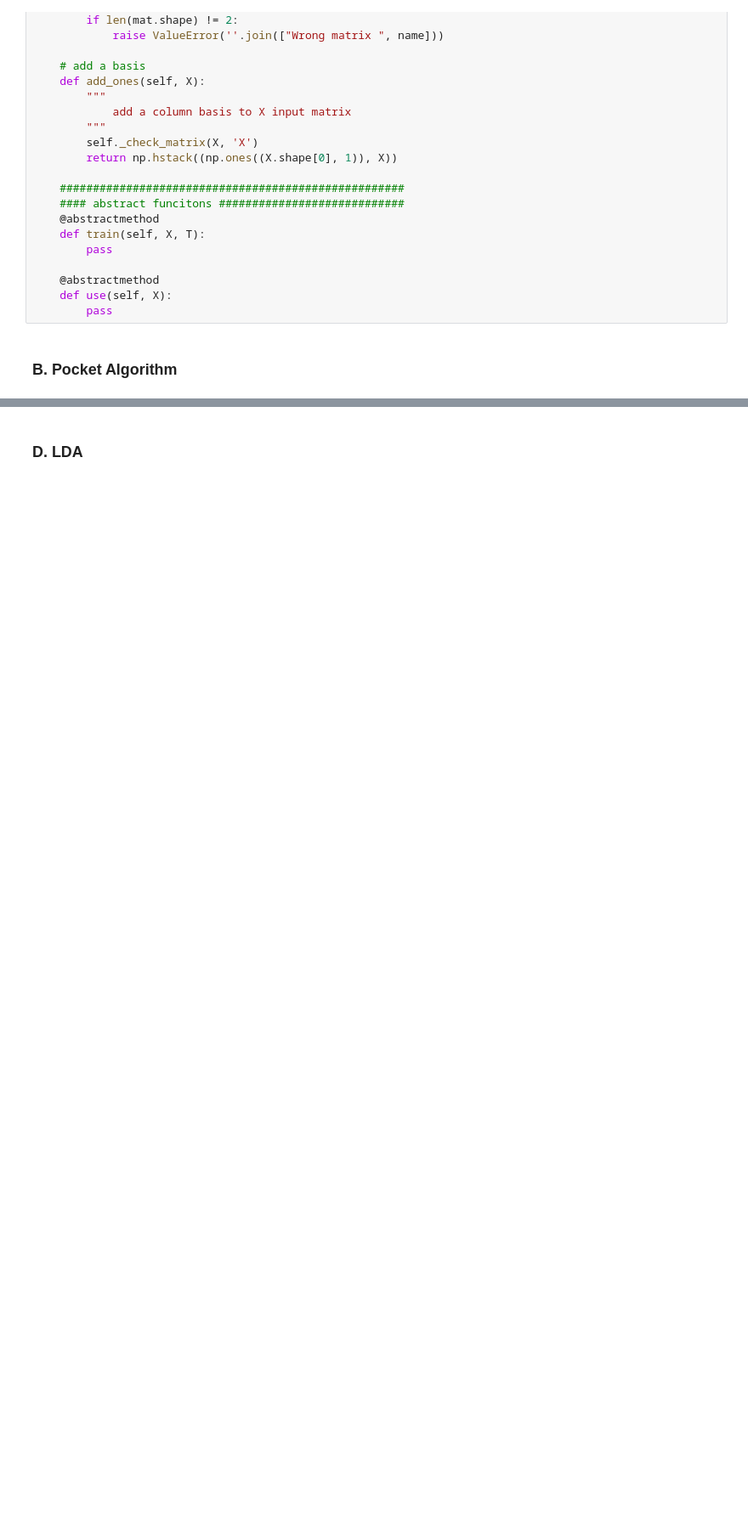
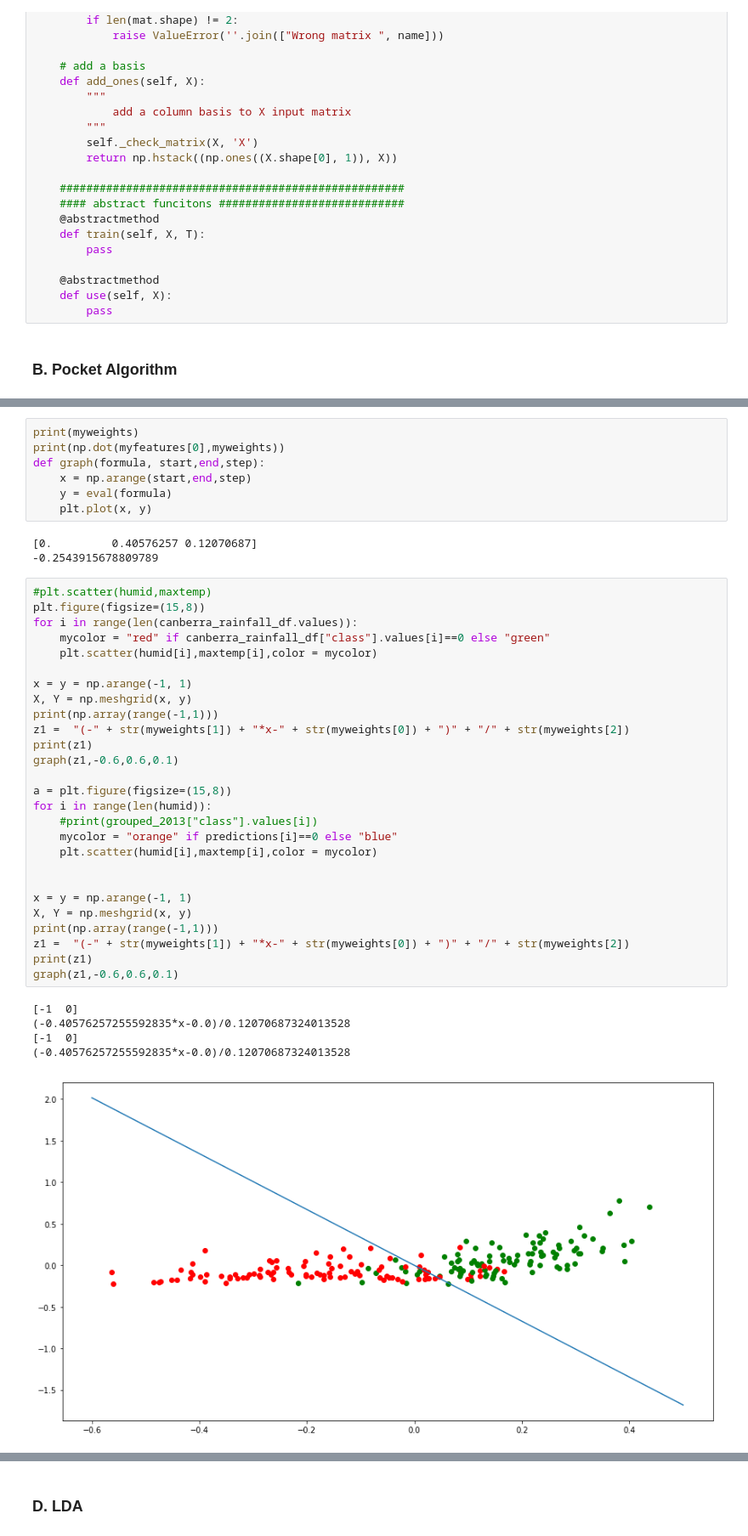
Before and after one commit to anirudhnarayanan/ITCS-6156-Machine-Learning, a Jupyter notebook: Assignment/assignment-3/Assign2.ipynb, the cells around one changed output, grey strips where cells are left out. Shown at 85% size. Drawn from its saved outputs; the diff is of its cells as text; blank space fills up the shorter version.

```diff
--- a/Assignment/assignment-3/Assign2.ipynb
+++ b/Assignment/assignment-3/Assign2.ipynb
@@ -249,0 +463,43 @@ class Classifier(BaseModel):
+# %%
+print(myweights)
+print(np.dot(myfeatures[0],myweights))
+def graph(formula, start,end,step):
+    x = np.arange(start,end,step)
+    y = eval(formula)
+    plt.plot(x, y)
+# %% [output]
+[0.         0.40576257 0.12070687]
+-0.2543915678809789
+# %%
+#plt.scatter(humid,maxtemp)
+plt.figure(figsize=(15,8))
+for i in range(len(canberra_rainfall_df.values)):
+    mycolor = "red" if canberra_rainfall_df["class"].values[i]==0 else "green"
+    plt.scatter(humid[i],maxtemp[i],color = mycolor)
+
+x = y = np.arange(-1, 1)
+X, Y = np.meshgrid(x, y)
+print(np.array(range(-1,1)))
+z1 =  "(-" + str(myweights[1]) + "*x-" + str(myweights[0]) + ")" + "/" + str(myweights[2])
+print(z1)
+graph(z1,-0.6,0.6,0.1)
+
+a = plt.figure(figsize=(15,8))
+for i in range(len(humid)):
+    #print(grouped_2013["class"].values[i])
+    mycolor = "orange" if predictions[i]==0 else "blue"
+    plt.scatter(humid[i],maxtemp[i],color = mycolor)
+
+
+x = y = np.arange(-1, 1)
+X, Y = np.meshgrid(x, y)
+print(np.array(range(-1,1)))
+z1 =  "(-" + str(myweights[1]) + "*x-" + str(myweights[0]) + ")" + "/" + str(myweights[2])
+print(z1)
+graph(z1,-0.6,0.6,0.1)
+# %% [output]
+[-1  0]
+(-0.40576257255592835*x-0.0)/0.12070687324013528
+[-1  0]
+(-0.40576257255592835*x-0.0)/0.12070687324013528
+[figure, added]
```
Also changed, not shown: parts of 61 cells of this notebook, 19 other files.
